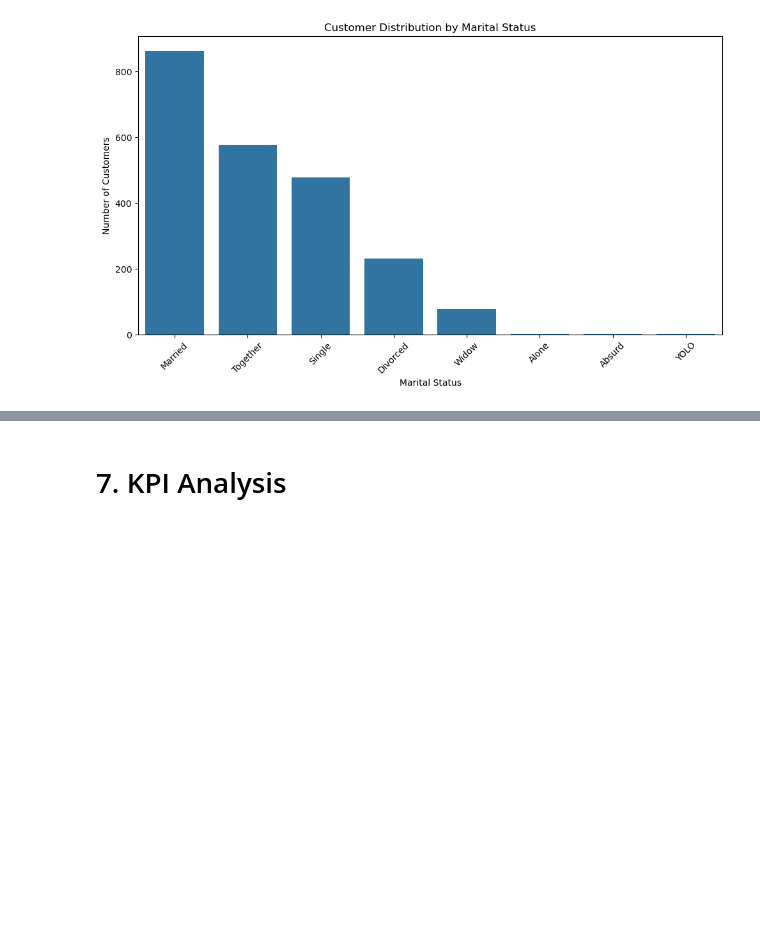
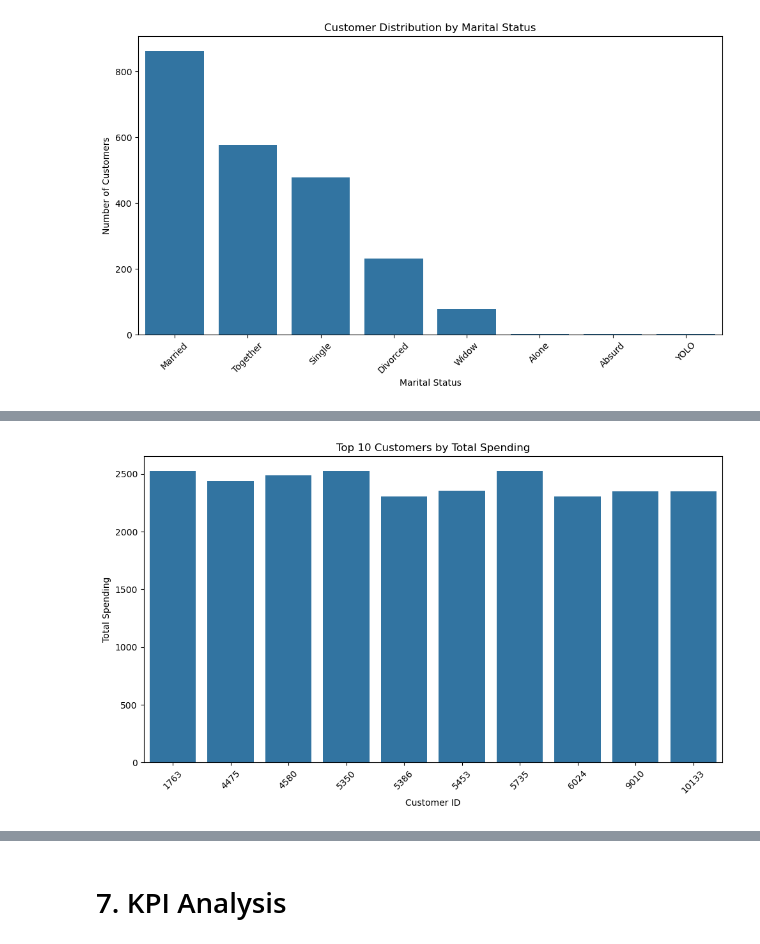
Before and after one commit to Harshpoonia/data-analytics-projects, a Jupyter notebook: Marketing-Campaign-Analytics/notebooks/Analysis.ipynb, the cells around one changed output, grey strips where cells are left out. Drawn from its saved outputs; the diff is of its cells as text; code cells hidden in the pictures; blank space fills up the shorter version.

```diff
--- a/Marketing-Campaign-Analytics/notebooks/Analysis.ipynb
+++ b/Marketing-Campaign-Analytics/notebooks/Analysis.ipynb
@@ -750,0 +831,7 @@ plt.show()
+# %%
+top_customers = df.nlargest(
+    10,
+    'Total_Spending'
+)[['ID', 'Total_Spending']]
+
+top_customers
@@ -750,0 +850,26 @@ plt.show()
+# %%
+# Visualization of Top 10 Customers by Total Spending
+plt.figure(figsize=(10, 6))
+
+sns.barplot(
+    data=top_customers,
+    x='ID',
+    y='Total_Spending'
+)
+
+plt.title('Top 10 Customers by Total Spending')
+plt.xlabel('Customer ID')
+plt.ylabel('Total Spending')
+
+plt.xticks(rotation=45)
+
+plt.tight_layout()
+
+plt.savefig(
+    '../images/top_spending_customers.png',
+    bbox_inches='tight'
+)
+
+plt.show()
+# %% [output]
+[figure, added]
```
Also changed, not shown: parts of 44 cells of this notebook, 8 other files.
